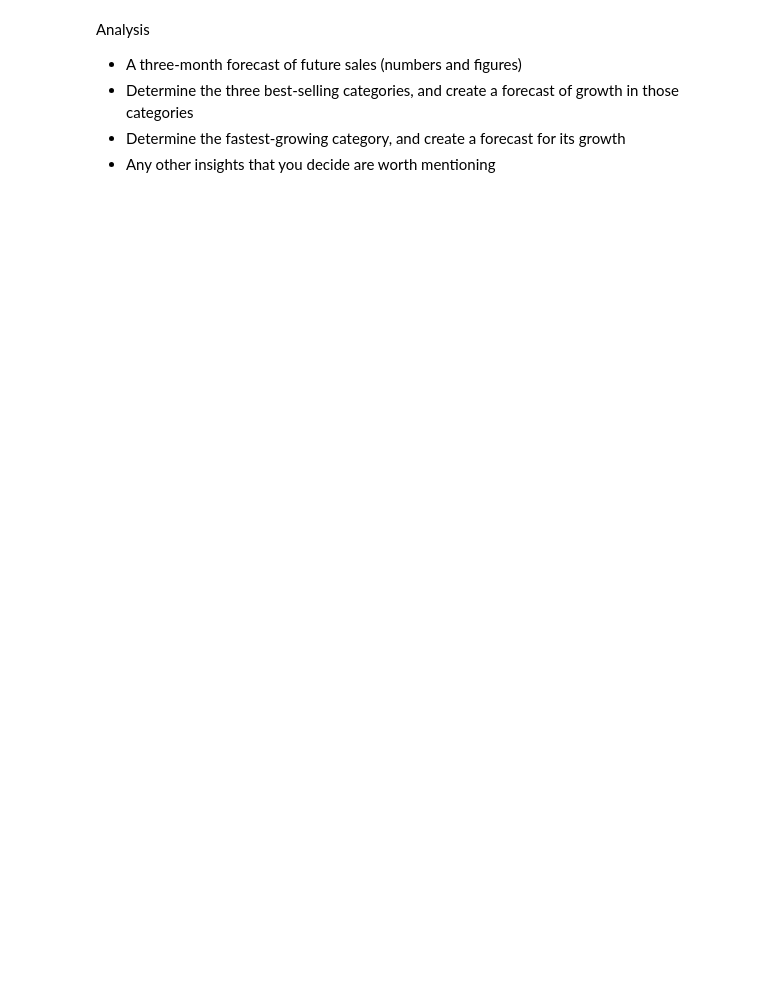
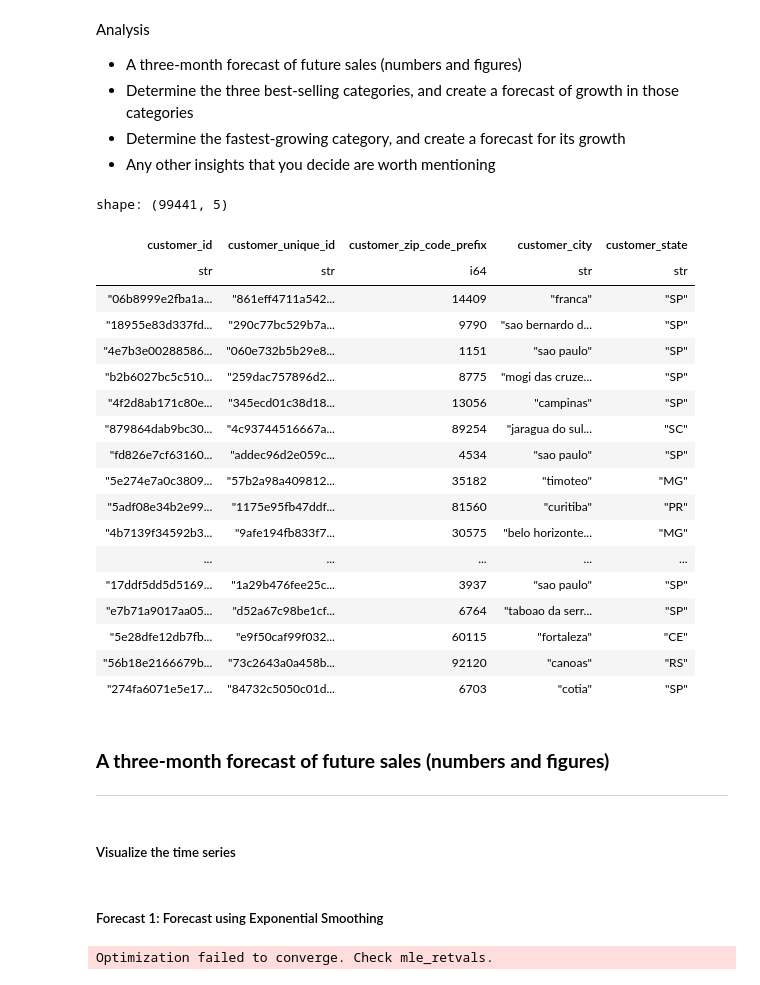
Before and after one commit to josh97ellis/econ8310-business-forecasting, a Jupyter notebook: Midterm Project/olist_forecasting.ipynb, the cells around one changed output. Drawn from its saved outputs; the diff is of its cells as text; code cells hidden in the pictures; blank space fills up the shorter version.

```diff
--- a/Midterm Project/olist_forecasting.ipynb
+++ b/Midterm Project/olist_forecasting.ipynb
@@ -28,0 +24,22 @@ px.line(daily_sales, x='order_purchase_timestamp', y='price')
+# %%
+customers
+# %% [output]
+shape: (99441, 5)
+| customer_id | customer_unique_id | customer_zip_code_prefix | customer_city | customer_state |
+| str | str | i64 | str | str |
+| "06b8999e2fba1a... | "861eff4711a542... | 14409 | "franca" | "SP" |
+| "18955e83d337fd... | "290c77bc529b7a... | 9790 | "sao bernardo d... | "SP" |
+| "4e7b3e00288586... | "060e732b5b29e8... | 1151 | "sao paulo" | "SP" |
+| "b2b6027bc5c510... | "259dac757896d2... | 8775 | "mogi das cruze... | "SP" |
+| "4f2d8ab171c80e... | "345ecd01c38d18... | 13056 | "campinas" | "SP" |
+| "879864dab9bc30... | "4c93744516667a... | 89254 | "jaragua do sul... | "SC" |
+| "fd826e7cf63160... | "addec96d2e059c... | 4534 | "sao paulo" | "SP" |
+| "5e274e7a0c3809... | "57b2a98a409812... | 35182 | "timoteo" | "MG" |
+| "5adf08e34b2e99... | "1175e95fb47ddf... | 81560 | "curitiba" | "PR" |
+| "4b7139f34592b3... | "9afe194fb833f7... | 30575 | "belo horizonte... | "MG" |
+| ... | ... | ... | ... | ... |
+| "17ddf5dd5d5169... | "1a29b476fee25c... | 3937 | "sao paulo" | "SP" |
+| "e7b71a9017aa05... | "d52a67c98be1cf... | 6764 | "taboao da serr... | "SP" |
+| "5e28dfe12db7fb... | "e9f50caf99f032... | 60115 | "fortaleza" | "CE" |
+| "56b18e2166679b... | "73c2643a0a458b... | 92120 | "canoas" | "RS" |
+| "274fa6071e5e17... | "84732c5050c01d... | 6703 | "cotia" | "SP" |
@@ -28,0 +48,5 @@ px.line(daily_sales, x='order_purchase_timestamp', y='price')
+# %% [markdown]
+### **A three-month forecast of future sales (numbers and figures)**
+---
+# %% [markdown]
+##### Visualize the time series
@@ -28,0 +87,18 @@ px.line(daily_sales, x='order_purchase_timestamp', y='price')
+# %% [markdown]
+##### Forecast 1: Forecast using Exponential Smoothing
+# %%
+from statsmodels.tsa.api import ExponentialSmoothing
+
+data = list(monthly_sales.drop(columns='purchase_month')['monthly_sales'])
+trend = ExponentialSmoothing(data, trend='add', damped_trend=True).fit()
+forecasted_df = pd.DataFrame([data + list(trend.forecast(3)), ['Actuals']*len(data) + ['Forecasted']*3]).T
+forecasted_df.columns = ['monthly_sales', 'forecast']
+px.line(
+    forecasted_df, y='monthly_sales', color='forecast',
+    template='simple_white', width=900, height=400,
+    color_discrete_map={
+        'Actuals': '#B22222',
+        'Forecasted': '#8d8d8d'
+    })
+# %% [output]
+Optimization failed to converge. Check mle_retvals.
```
Also changed, not shown: parts of 21 cells of this notebook.
